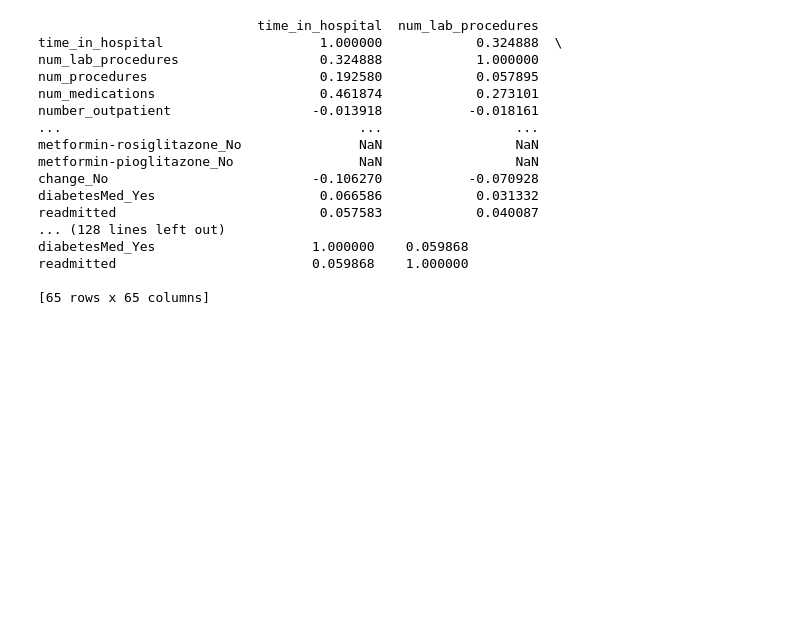
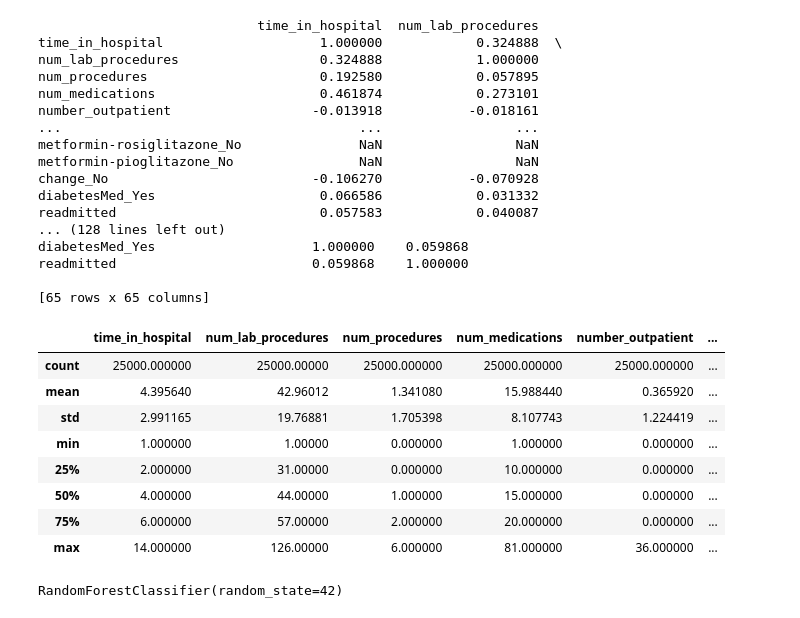
Before and after one commit to thechemist54/MSDS530-GCollab, a Jupyter notebook: healthCarePatientReadmissions.ipynb, the cells around one changed output. Saved outputs shown, nothing was run; the diff lists cells and outputs as text; code cells hidden in the pictures; blank space fills up the shorter version.

```diff
--- a/healthCarePatientReadmissions.ipynb
+++ b/healthCarePatientReadmissions.ipynb
@@ -160,0 +165,12 @@ readmitted                         0.059868    1.000000
+# %%
+df.describe()
+# %% [output]
+|  | time_in_hospital | num_lab_procedures | num_procedures | num_medications | number_outpatient | ... |
+| count | 25000.000000 | 25000.00000 | 25000.000000 | 25000.000000 | 25000.000000 | ... |
+| mean | 4.395640 | 42.96012 | 1.341080 | 15.988440 | 0.365920 | ... |
+| std | 2.991165 | 19.76881 | 1.705398 | 8.107743 | 1.224419 | ... |
+| min | 1.000000 | 1.00000 | 0.000000 | 1.000000 | 0.000000 | ... |
+| 25% | 2.000000 | 31.00000 | 0.000000 | 10.000000 | 0.000000 | ... |
+| 50% | 4.000000 | 44.00000 | 1.000000 | 15.000000 | 0.000000 | ... |
+| 75% | 6.000000 | 57.00000 | 2.000000 | 20.000000 | 0.000000 | ... |
+| max | 14.000000 | 126.00000 | 6.000000 | 81.000000 | 36.000000 | ... |
@@ -160,0 +187,5 @@ readmitted                         0.059868    1.000000
+# %%
+# Train the model
+model.fit(X_train, y_train)
+# %% [output]
+RandomForestClassifier(random_state=42)
```
Also changed, not shown: parts of 6 cells of this notebook.
